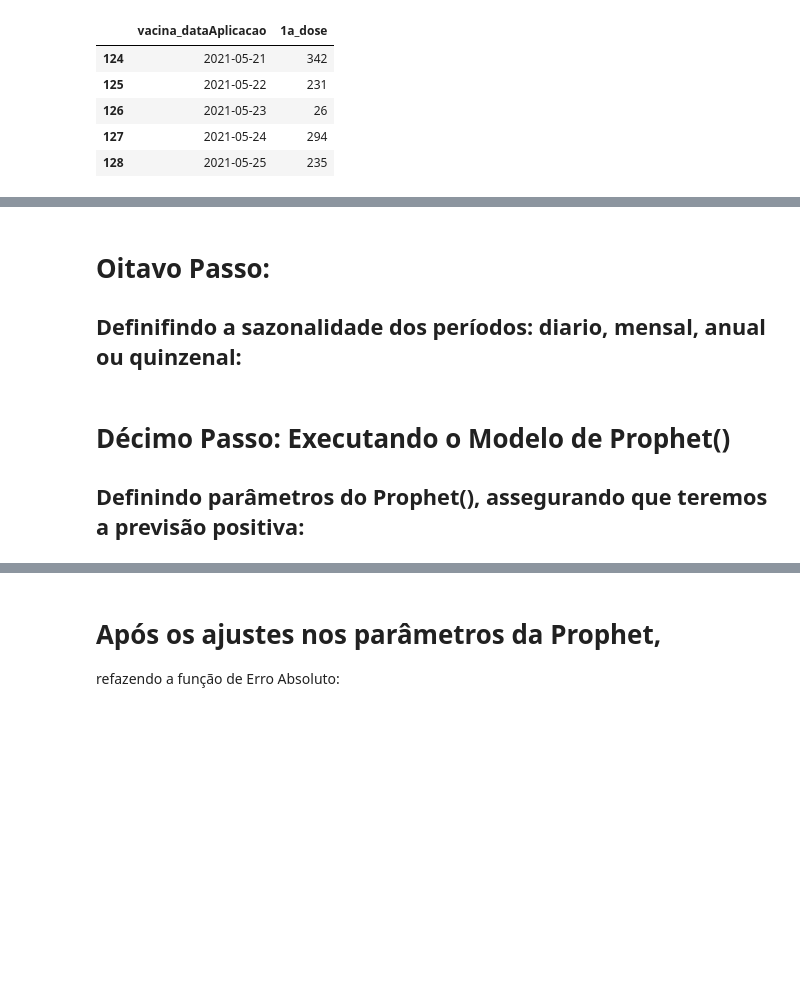
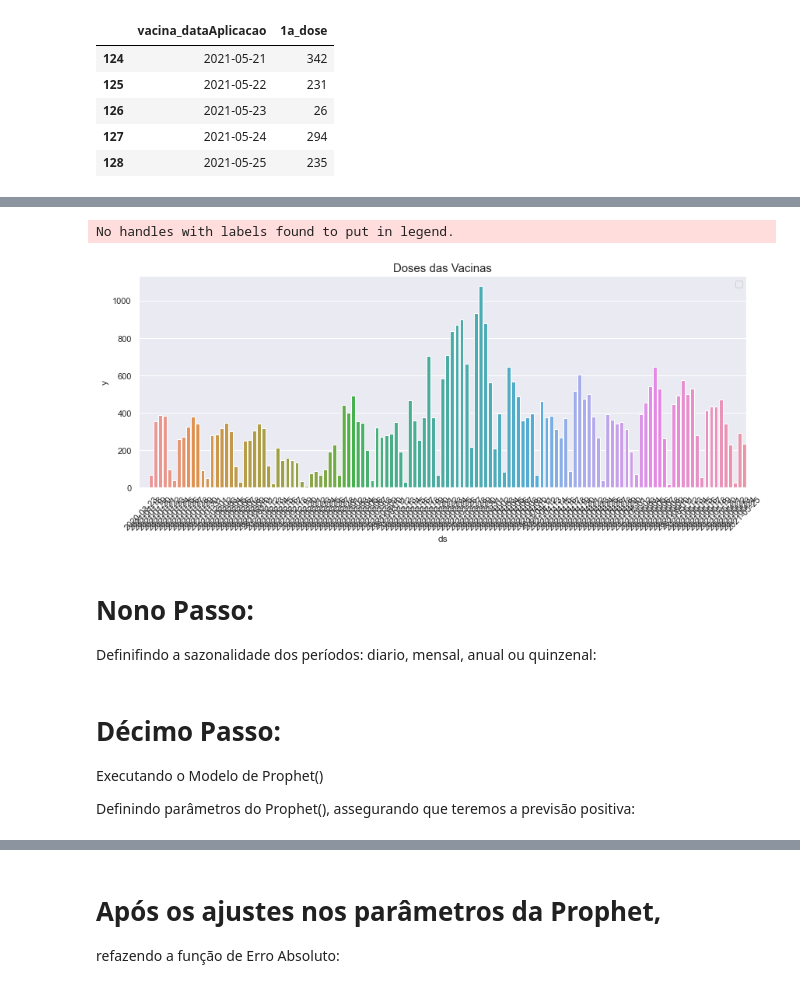
Before and after one commit to nubia-mp1211/Projeto-Final, a Jupyter notebook: ATUAL -Tratando-Vacinados e Previsoes.ipynb, the cells around one changed output, grey strips where cells are left out. Drawn from its saved outputs; the diff is of its cells as text; code cells hidden in the pictures; blank space fills up the shorter version.

```diff
--- a/ATUAL -Tratando-Vacinados e Previsoes.ipynb
+++ b/ATUAL -Tratando-Vacinados e Previsoes.ipynb
@@ -318,6 +333,22 @@ df1.plot(x ='ds', y ='y', figsize = (10,10), title = 'Tempo Data Series' , color
+# %%
+# Plotting Doses Vacinas:
+
+fig, ax = plt.subplots(figsize=(14,5))
+palette = sns.color_palette("mako_r", 4)
+a = sns.barplot(x="ds", y="y", data= df1)
+
+a.set_title("Doses das Vacinas",fontsize=15)
+
+# Somente tirando a legenda para fora do gráfico:
+plt.legend(loc='upper right')
+plt.xticks(rotation=45)
+plt.show()
+# %% [output]
+No handles with labels found to put in legend.
+[figure, added]
 # %% [markdown]
-# Oitavo Passo:
-## Definifindo a sazonalidade dos períodos: diario, mensal, anual ou quinzenal:
+# Nono Passo:
+Definifindo a sazonalidade dos períodos: diario, mensal, anual ou quinzenal:
 # %%
 # Definindo a sazonalidade diaria, semanal e mensal terá mais controle sobre a sazonalidade.
 
@@ -341,8 +372,9 @@ model = Prophet(daily_seasonality      = False,
                                  fourier_order = 5,
                                  prior_scale = 15)
 # %% [markdown]
-# Décimo Passo: Executando o Modelo de Prophet()
+# Décimo Passo:
+Executando o Modelo de Prophet()
 
-## Definindo parâmetros do Prophet(), assegurando que teremos a previsão positiva:
+Definindo parâmetros do Prophet(), assegurando que teremos a previsão positiva:
 # %%
 # Fazendo Saturações Previsões de Crescimento:
```
Also changed, not shown: parts of 61 cells of this notebook.
